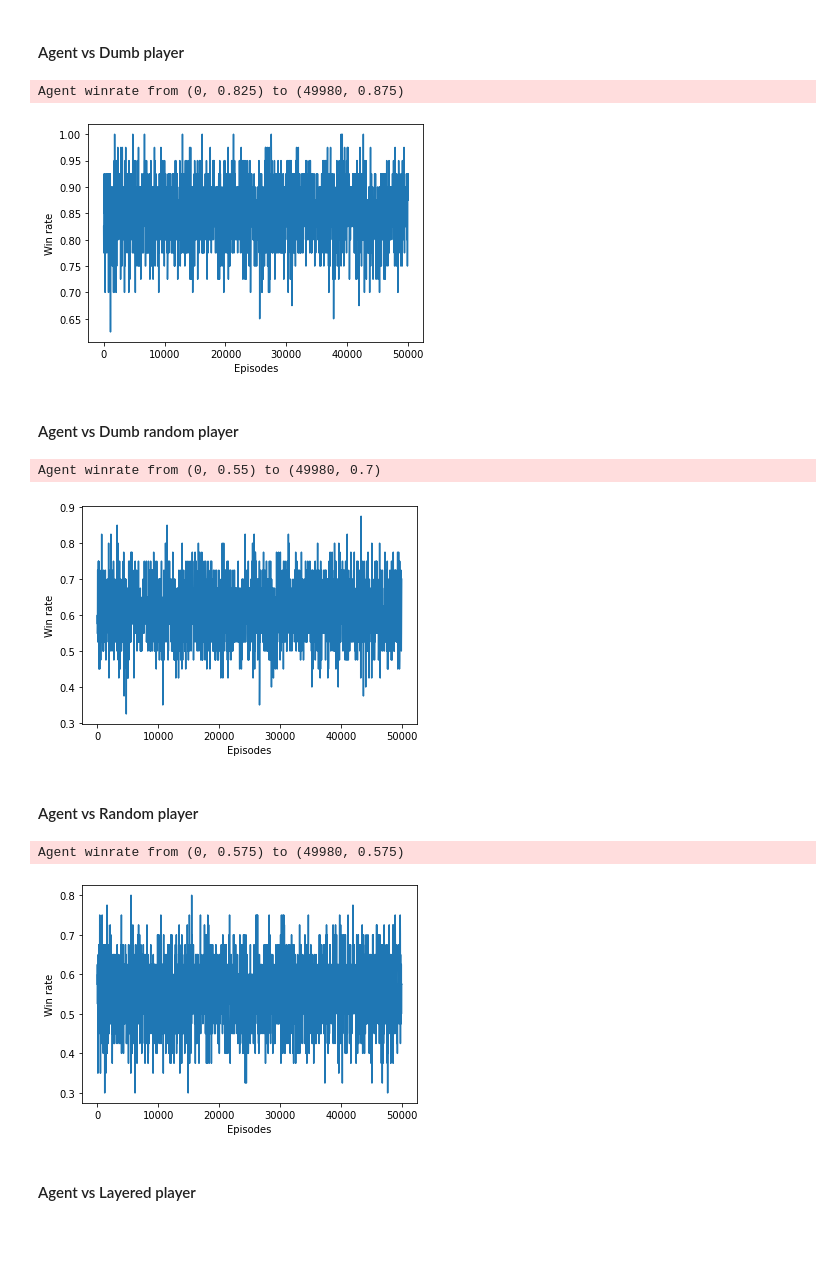
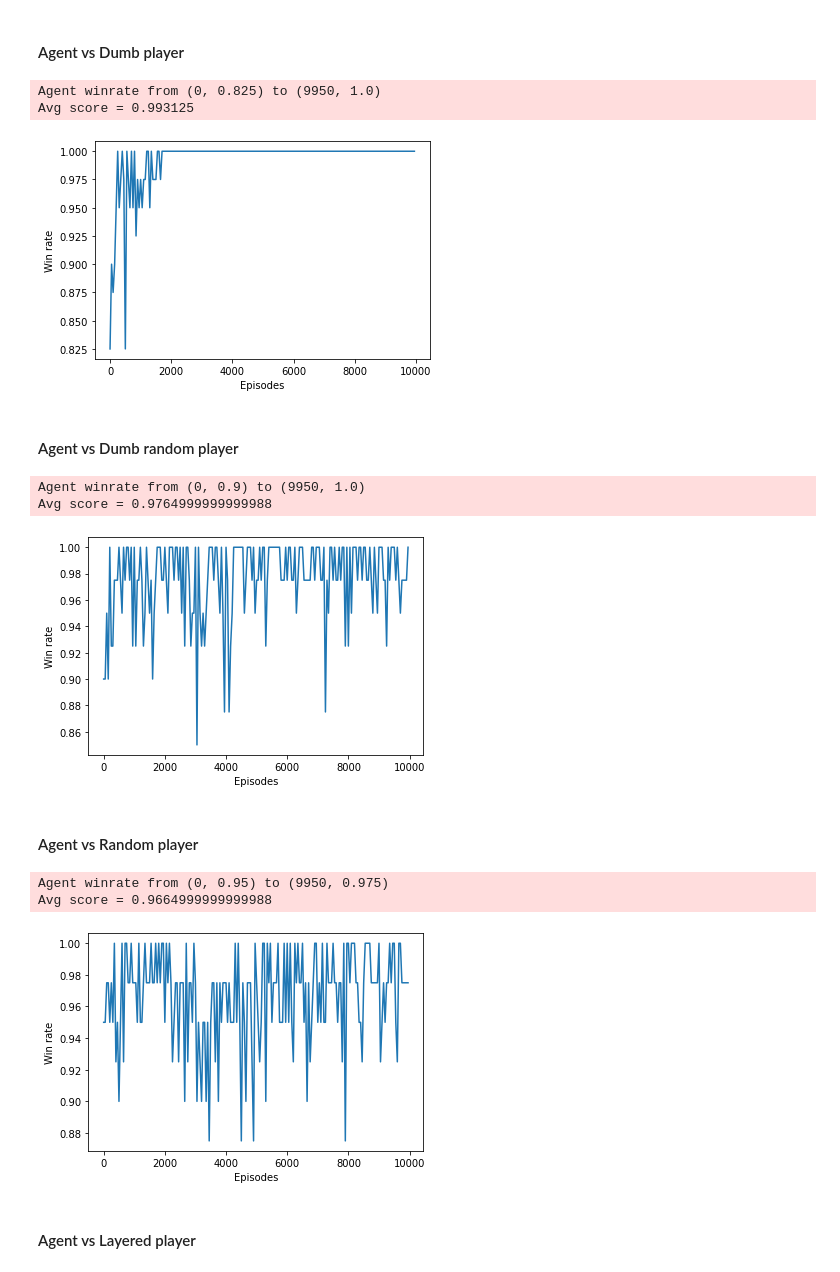
Before and after one commit to LuigiFederico/Computational-Intelligence, a Jupyter notebook: lab3/lab3_task4.ipynb, the cells around one changed output. Saved outputs shown, nothing was run; the diff lists cells and outputs as text; code cells hidden in the pictures; blank space fills up the shorter version.

```diff
--- a/lab3/lab3_task4.ipynb
+++ b/lab3/lab3_task4.ipynb
@@ -31,7 +30,7 @@ class Node():
     - id: hash of tuple(state)+(player,)
     - state: copy of the state (nim._rows)
     - player: either 0 or 1
-    - reward: value initialized to 0, becomes either 100 (win) or -100 (lose)
+    - reward: value initialized to 0, becomes either 2 (win) or -2 (lose)
     - children: list of nodes
     - parents: list of nodes
     - actions: list of possible actions as Nimply objects
@@ -44,7 +43,7 @@ class Node():
     self.state = deepcopy(state)
     self.player = player # Me (0) -> max ; Opponent (1) -> min
 
-    self.reward = 0
+    self.reward = self.give_reward()
     self.children = []
     self.parents = []
     self.possible_acitions() # creates self.actions
@@ -84,14 +83,15 @@ class Node():
     """
     Returns the reward of the node
     - not end -> reward = -1
-    - win -> reward = 100
-    - lose -> reward = -100
+    - win -> reward = 2
+    - lose -> reward = -2
     """
     if not self.is_game_over():
-      return -1
+      #return -1
+      return random.uniform(-1, 1)
     if self.player == 0: # I lose
-      return -100
-    return 100 # I win
+      return -2
+    return 2 # I win
 
 
   def possible_acitions(self, k=None):
@@ -346,27 +347,27 @@ def RL_nim(nim: Nim, game_tree: GameTree, agent: Agent, opponent: callable, epis
     else:
       state = game_tree.root0 # The agent always starts
 
+    agent.update_history(state)
     while not episode_nim.is_game_over():
       # My turn
       if state.player == 0:
         my_action = agent.choose_action(state) # Choose an action
         episode_nim.nimming(my_action)         # Update the state
-        if episode_nim.is_game_over():
-          break
-
-        # Get new state and reward
         new_state_id = hash_id(episode_nim._rows, player = 1)
         state = game_tree.dict_id_node[new_state_id]
-        agent.update_history(state)
 
       # Opponent turn
       else:
         opp_action = opponent(episode_nim)
         episode_nim.nimming(opp_action)
-        if episode_nim.is_game_over():
-          break
         new_state_id = hash_id(episode_nim._rows, player = 0)
         state = game_tree.dict_id_node[new_state_id]
+
+      agent.update_history(state)
+
+    if state.player == 0:
+      agent.update_history(state)
+    agent.learn()
 
     # Log
     if e % 50 == 0:
@@ -401,32 +402,44 @@ Done
 #### Agent vs Dumb player
 # %%
 opponent = opponents[1]
-log_lv1 = RL_nim(nim, game_tree, agent, opponent=opponent, episodes=50000, alternate_turns=False)
+log_lv1 = RL_nim(nim, game_tree, agent, opponent=opponent, episodes=10000, alternate_turns=False)
+
 logging.info(f'Agent winrate from {log_lv1[0]} to {log_lv1[len(log_lv1)-1]} ')
+vals = [val for _, val in log_lv1]
+logging.info(f'Avg score = {sum(vals) / len(vals)}')
 plot_agent_winrates(log_lv1)
 # %% [output]
-Agent winrate from (0, 0.825) to (49980, 0.875)
+Agent winrate from (0, 0.825) to (9950, 1.0)
+Avg score = 0.993125
-[figure, old version]
+[figure, new version]
 # %% [markdown]
 #### Agent vs Dumb random player
 # %%
 opponent = opponents[2]
-log_lv1 = RL_nim(nim, game_tree, agent, opponent=opponent, episodes=50000, alternate_turns=False)
-logging.info(f'Agent winrate from {log_lv1[0]} to {log_lv1[len(log_lv1)-1]} ')
-plot_agent_winrates(log_lv1)
+log_lv2 = RL_nim(nim, game_tree, agent, opponent=opponent, episodes=10000, alternate_turns=False)
+
+logging.info(f'Agent winrate from {log_lv2[0]} to {log_lv2[len(log_lv2)-1]} ')
+vals = [val for _, val in log_lv2]
+logging.info(f'Avg score = {sum(vals) / len(vals)}')
+plot_agent_winrates(log_lv2)
 # %% [output]
-Agent winrate from (0, 0.55) to (49980, 0.7)
+Agent winrate from (0, 0.9) to (9950, 1.0)
+Avg score = 0.9764999999999988
-[figure, old version]
+[figure, new version]
 # %% [markdown]
 #### Agent vs Random player
 # %%
 opponent = opponents[3]
-log_lv1 = RL_nim(nim, game_tree, agent, opponent=opponent, episodes=50000, alternate_turns=False)
-logging.info(f'Agent winrate from {log_lv1[0]} to {log_lv1[len(log_lv1)-1]} ')
-plot_agent_winrates(log_lv1)
+log_lv3 = RL_nim(nim, game_tree, agent, opponent=opponent, episodes=10000, alternate_turns=False)
+
+logging.info(f'Agent winrate from {log_lv3[0]} to {log_lv3[len(log_lv3)-1]} ')
+vals = [val for _, val in log_lv3]
+logging.info(f'Avg score = {sum(vals) / len(vals)}')
+plot_agent_winrates(log_lv3)
 # %% [output]
-Agent winrate from (0, 0.575) to (49980, 0.575)
+Agent winrate from (0, 0.95) to (9950, 0.975)
+Avg score = 0.9664999999999988
-[figure, old version]
+[figure, new version]
 # %% [markdown]
 #### Agent vs Layered player
 # %%
```
Also changed, not shown: parts of 5 cells of this notebook.
